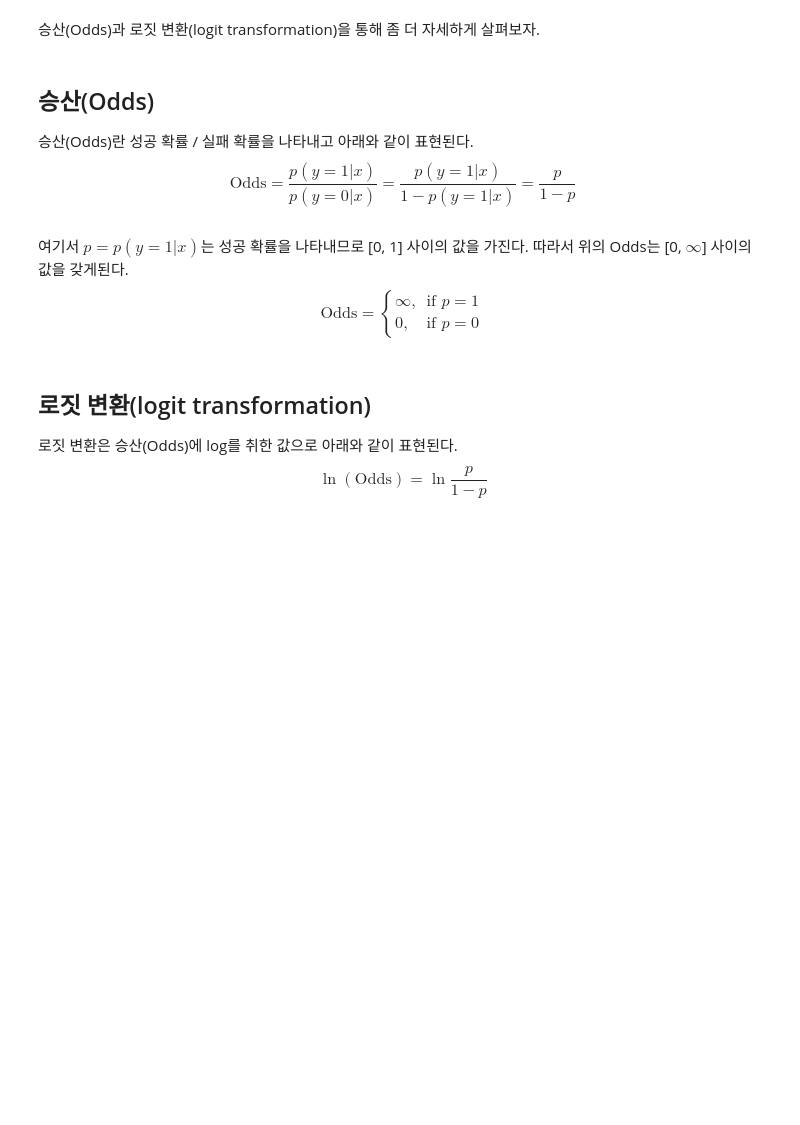
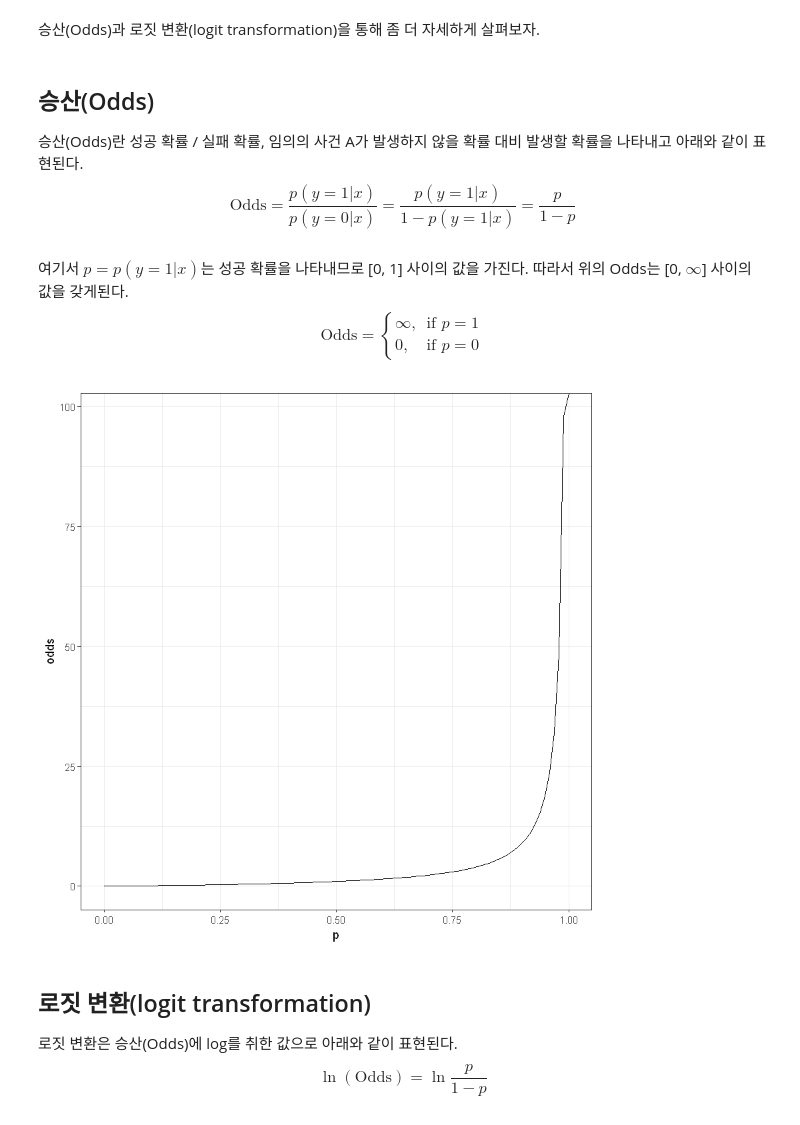
Before and after one commit to rymyung/Machine-Learning, a Jupyter notebook: Logistic Regression.ipynb, the cells around one changed output. Drawn from its saved outputs; the diff is of its cells as text; code cells hidden in the pictures; blank space fills up the shorter version.

```diff
--- a/Logistic Regression.ipynb
+++ b/Logistic Regression.ipynb
@@ -51,11 +54,17 @@ $$g(z) = g(W^TX + b) = \frac{1}{1 + e^{-(W^TX+b)}}$$
 승산(Odds)과 로짓 변환(logit transformation)을 통해 좀 더 자세하게 살펴보자.
 # %% [markdown]
 ## 승산(Odds)
-승산(Odds)란 성공 확률 / 실패 확률을 나타내고 아래와 같이 표현된다.
+승산(Odds)란 성공 확률 / 실패 확률, 임의의 사건 A가 발생하지 않을 확률 대비 발생할 확률을 나타내고 아래와 같이 표현된다.
 $$\text{Odds} = \frac{p(y=1 | x)}{p(y=0 | x)} = \frac{p(y=1|x)}{1-p(y=1|x)} = \frac{p}{1-p}$$
 # %% [markdown]
 여기서 $p = p(y=1|x)$는 성공 확률을 나타내므로 [0, 1] 사이의 값을 가진다. 따라서 위의 Odds는 [0, $\infty$] 사이의 값을 갖게된다.
 $$\text{Odds} = \begin{cases} \infty, & \text{if } p = 1 \\ 0, & \text{if } p = 0 \end{cases}$$
+# %%
+p <- seq(0, 1, length.out = 100)
+odds <- p/(1-p)
+ggplot(data.frame(p = p, odds = odds), aes(p, odds)) + geom_line() + theme_bw()
+# %% [output]
+[figure, added]
 # %% [markdown]
 ## 로짓 변환(logit transformation)
 로짓 변환은 승산(Odds)에 log를 취한 값으로 아래와 같이 표현된다.
```
Also changed, not shown: parts of 25 cells of this notebook.
